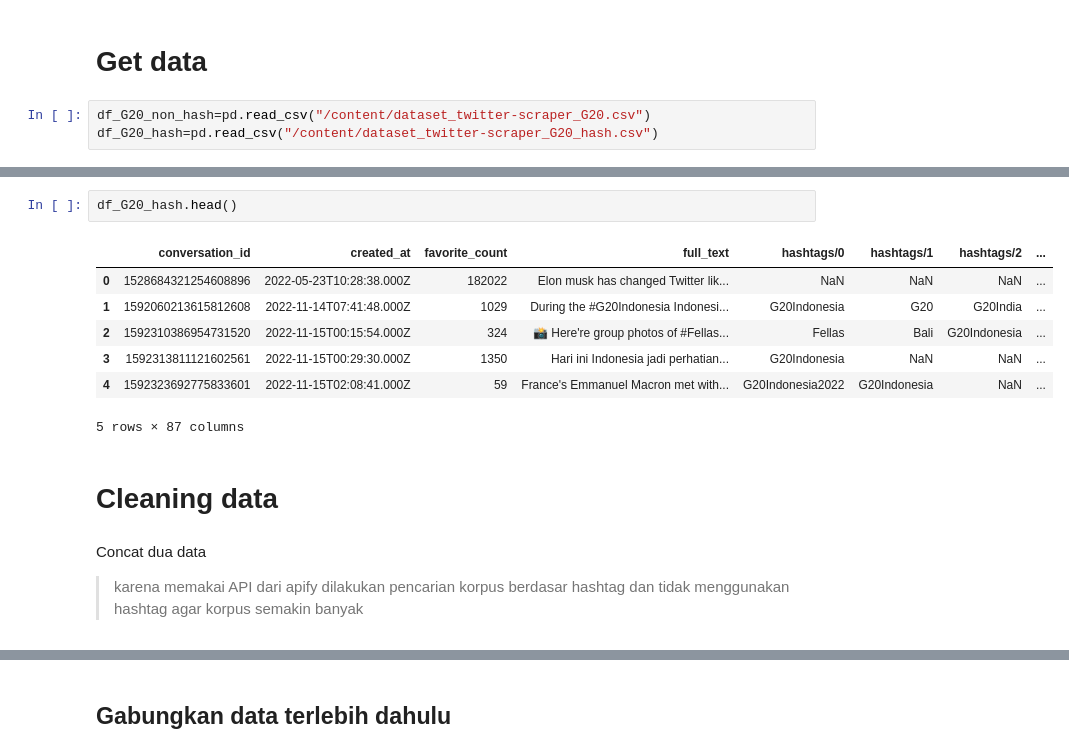
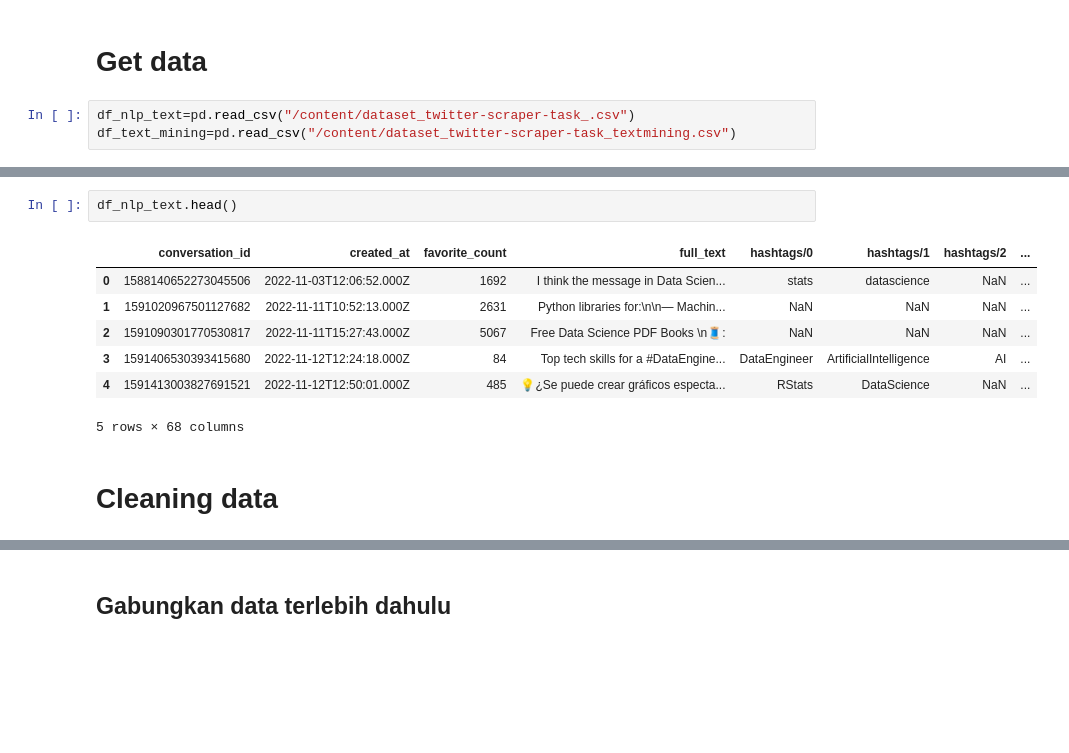
Before and after one commit to ackermanjayjay/tugas-tki, a Jupyter notebook: code/Tugas.ipynb, the cells around one changed output, grey strips where cells are left out. Cells and saved outputs as stored; diff of their text form; blank space fills up the shorter version.

```diff
--- a/code/Tugas.ipynb
+++ b/code/Tugas.ipynb
@@ -24,6 +19,6 @@ import pandas as pd
 # %% [markdown]
 # Get data
 # %%
-df_G20_non_hash=pd.read_csv("/content/dataset_twitter-scraper_G20.csv")
-df_G20_hash=pd.read_csv("/content/dataset_twitter-scraper_G20_hash.csv")
+df_nlp_text=pd.read_csv("/content/dataset_twitter-scraper-task_.csv")
+df_text_mining=pd.read_csv("/content/dataset_twitter-scraper-task_textmining.csv")
 # %%
@@ -39,16 +34,12 @@ df_G20_non_hash.head()
 # %%
-df_G20_hash.head()
+df_nlp_text.head()
 # %% [output]
 |  | conversation_id | created_at | favorite_count | full_text | hashtags/0 | hashtags/1 | hashtags/2 | ... |
-| 0 | 1528684321254608896 | 2022-05-23T10:28:38.000Z | 182022 | Elon musk has changed Twitter lik... | NaN | NaN | NaN | ... |
-| 1 | 1592060213615812608 | 2022-11-14T07:41:48.000Z | 1029 | During the #G20Indonesia Indonesi... | G20Indonesia | G20 | G20India | ... |
-| 2 | 1592310386954731520 | 2022-11-15T00:15:54.000Z | 324 | 📸 Here're group photos of #Fellas... | Fellas | Bali | G20Indonesia | ... |
-| 3 | 1592313811121602561 | 2022-11-15T00:29:30.000Z | 1350 | Hari ini Indonesia jadi perhatian... | G20Indonesia | NaN | NaN | ... |
-| 4 | 1592323692775833601 | 2022-11-15T02:08:41.000Z | 59 | France's Emmanuel Macron met with... | G20Indonesia2022 | G20Indonesia | NaN | ... |
+| 0 | 1588140652273045506 | 2022-11-03T12:06:52.000Z | 1692 | I think the message in Data Scien... | stats | datascience | NaN | ... |
+| 1 | 1591020967501127682 | 2022-11-11T10:52:13.000Z | 2631 | Python libraries for:\n\n— Machin... | NaN | NaN | NaN | ... |
+| 2 | 1591090301770530817 | 2022-11-11T15:27:43.000Z | 5067 | Free Data Science PDF Books \n🧵: | NaN | NaN | NaN | ... |
+| 3 | 1591406530393415680 | 2022-11-12T12:24:18.000Z | 84 | Top tech skills for a #DataEngine... | DataEngineer | ArtificialIntelligence | AI | ... |
+| 4 | 1591413003827691521 | 2022-11-12T12:50:01.000Z | 485 | 💡¿Se puede crear gráficos especta... | RStats | DataScience | NaN | ... |
-5 rows × 87 columns
+5 rows × 68 columns
 # %% [markdown]
 # Cleaning data
-# %% [markdown]
-Concat dua data
-> karena memakai API dari apify dilakukan pencarian korpus berdasar
-hashtag dan tidak menggunakan hashtag agar korpus semakin banyak
```
Also changed, not shown: parts of 80 cells of this notebook.
